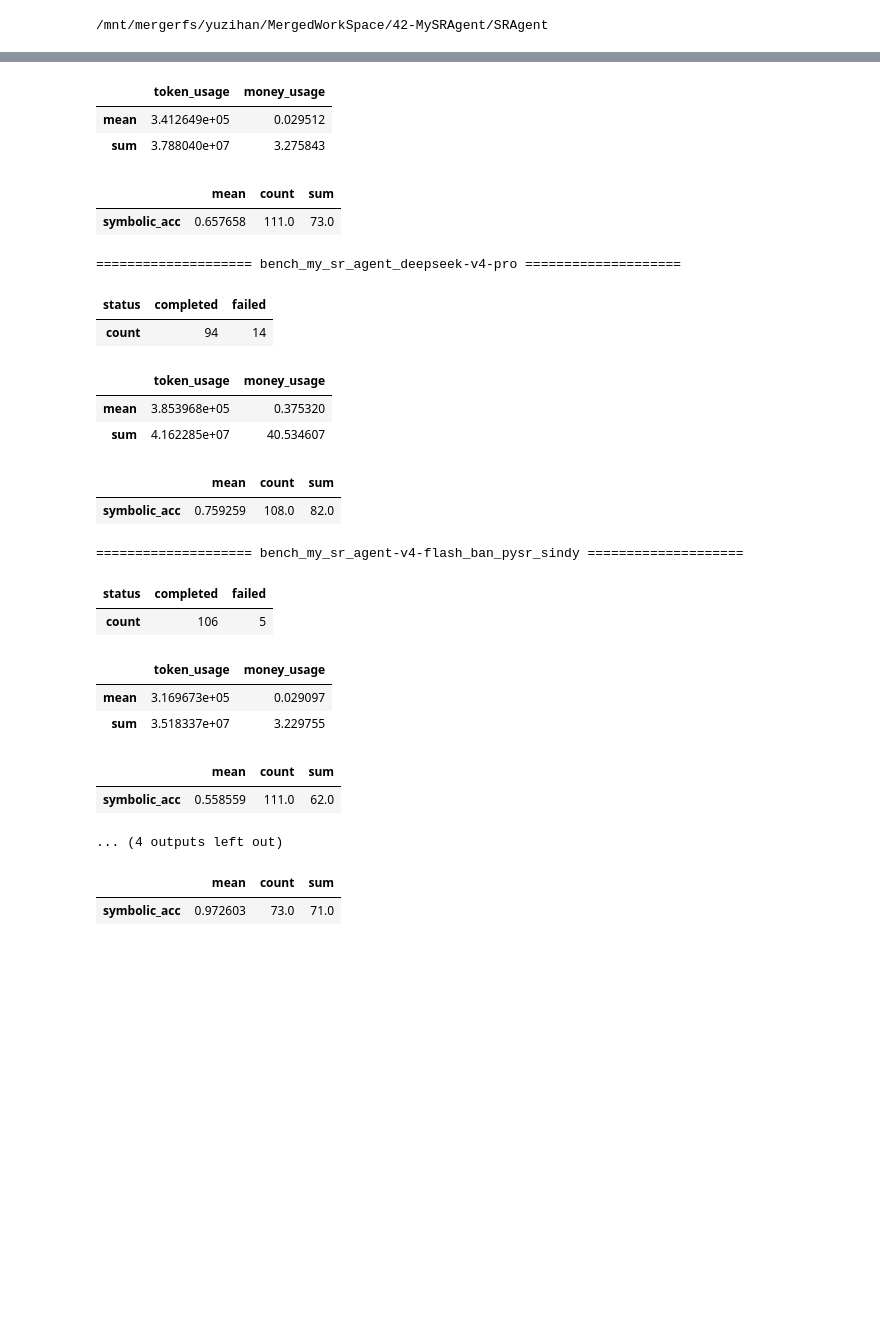
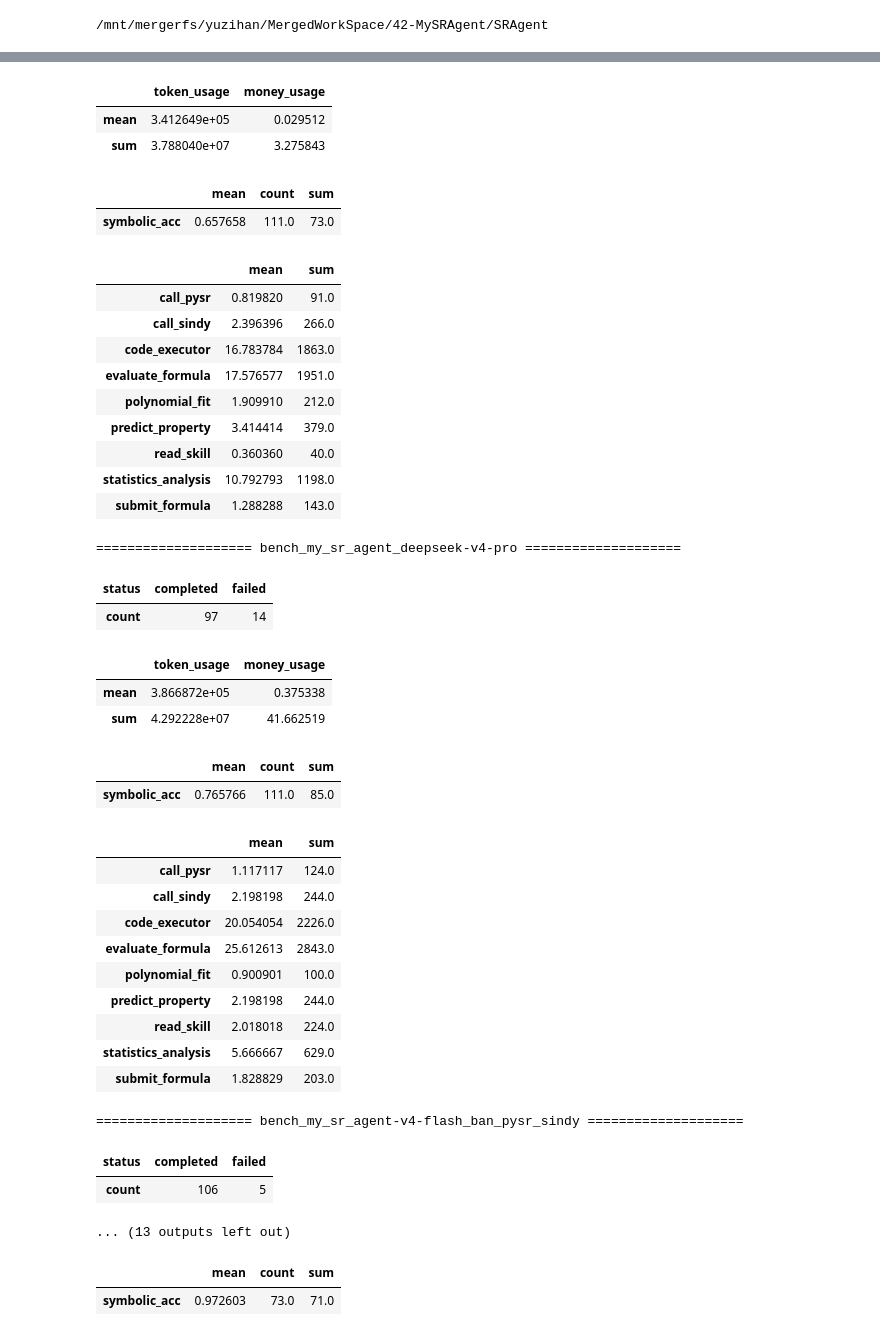
Before and after one commit to yuzhTHU/MySRAgent, a Jupyter notebook: analysis/260526统计结果.ipynb, the cells around one changed output, grey strips where cells are left out. Cells and saved outputs as stored; diff of their text form; code cells hidden in the pictures; blank space fills up the shorter version.

```diff
--- a/analysis/260526统计结果.ipynb
+++ b/analysis/260526统计结果.ipynb
@@ -23,6 +23,7 @@ for save_dir in [
     Path('logs/bench_sr_agent/bench_my_sr_agent_deepseek-v4-pro'),
     Path('logs/bench_sr_agent/bench_my_sr_agent-v4-flash_ban_pysr_sindy'),
     Path('logs/bench_sr_agent/bench_my_sr_agent-v4-flash_ban_predict_property'),
+    Path('logs/bench_sr_agent/bench_my_sr_agent_gpt-4o-mini'),
     # Path('logs/bench_sr_agent/bench_sr_scientist-v4-flash'),
 ]:
     if True: # Load df_results
@@ -54,49 +55,65 @@ for save_dir in [
         df_details['token_usage'] = df_details['token_usage']
         df_details['money_usage'] = df_details['money_usage']
         # display(df_details)
 
     if True: # Load df_tool_calls
         df_list = []
         for exp_path in sorted((save_dir / "experiments").glob('*/tool_calls.jsonl'), key=lambda x: x.stem):
             dirname = exp_path.parent.name
             tool_calls = [json.loads(line) for line in exp_path.read_text(encoding="utf-8").splitlines() if line.strip()]
             for call in tool_calls:
                 call['dirname'] = dirname
             df_list.extend(tool_calls)
         df_tool_calls = pd.DataFrame(df_list)
         # display(df_tool_calls)
 
     if True: # Display
         print(tag2ansi( "=" * 20 + f" [red bold]{save_dir.name}[reset] " + "=" * 20 ))
         display(df_details['status'].value_counts().to_frame().T)
         display(df_details[['token_usage', 'money_usage']].agg(['mean', 'sum']))
         display(df_results['symbolic_acc'].agg(['mean', 'count', 'sum']).to_frame().T)
+        display(pd.DataFrame(df_details['tools_usage'].to_list()).fillna(0.0).agg(['mean', 'sum']).T.sort_index())
 # %% [output]
 ==================== bench_my_sr_agent-v4-flash ====================
 | status | completed | failed |
 | count | 109 | 2 |
 |  | token_usage | money_usage |
 | mean | 3.412649e+05 | 0.029512 |
 | sum | 3.788040e+07 | 3.275843 |
 |  | mean | count | sum |
 | symbolic_acc | 0.657658 | 111.0 | 73.0 |
+|  | mean | sum |
+| call_pysr | 0.819820 | 91.0 |
+| call_sindy | 2.396396 | 266.0 |
+| code_executor | 16.783784 | 1863.0 |
+| evaluate_formula | 17.576577 | 1951.0 |
+| polynomial_fit | 1.909910 | 212.0 |
+| predict_property | 3.414414 | 379.0 |
+| read_skill | 0.360360 | 40.0 |
+| statistics_analysis | 10.792793 | 1198.0 |
+| submit_formula | 1.288288 | 143.0 |
 ==================== bench_my_sr_agent_deepseek-v4-pro ====================
-| status | completed | failed |
-| count | 94 | 14 |
-|  | token_usage | money_usage |
-| mean | 3.853968e+05 | 0.375320 |
-| sum | 4.162285e+07 | 40.534607 |
+| status | completed | failed |
+| count | 97 | 14 |
-|  | mean | count | sum |
-| symbolic_acc | 0.759259 | 108.0 | 82.0 |
+|  | token_usage | money_usage |
+| mean | 3.866872e+05 | 0.375338 |
+| sum | 4.292228e+07 | 41.662519 |
-==================== bench_my_sr_agent-v4-flash_ban_pysr_sindy ====================
-| status | completed | failed |
-| count | 106 | 5 |
+|  | mean | count | sum |
+| symbolic_acc | 0.765766 | 111.0 | 85.0 |
-|  | token_usage | money_usage |
-| mean | 3.169673e+05 | 0.029097 |
-| sum | 3.518337e+07 | 3.229755 |
+|  | mean | sum |
+| call_pysr | 1.117117 | 124.0 |
+| call_sindy | 2.198198 | 244.0 |
+| code_executor | 20.054054 | 2226.0 |
+| evaluate_formula | 25.612613 | 2843.0 |
+| polynomial_fit | 0.900901 | 100.0 |
+| predict_property | 2.198198 | 244.0 |
+| read_skill | 2.018018 | 224.0 |
+| statistics_analysis | 5.666667 | 629.0 |
+| submit_formula | 1.828829 | 203.0 |
+==================== bench_my_sr_agent-v4-flash_ban_pysr_sindy ====================
-|  | mean | count | sum |
-| symbolic_acc | 0.558559 | 111.0 | 62.0 |
+| status | completed | failed |
+| count | 106 | 5 |
-... (4 outputs left out)
+... (13 outputs left out)
 # %%
 import json
 import pandas as pd
```
Also changed, not shown: 4 other files.
